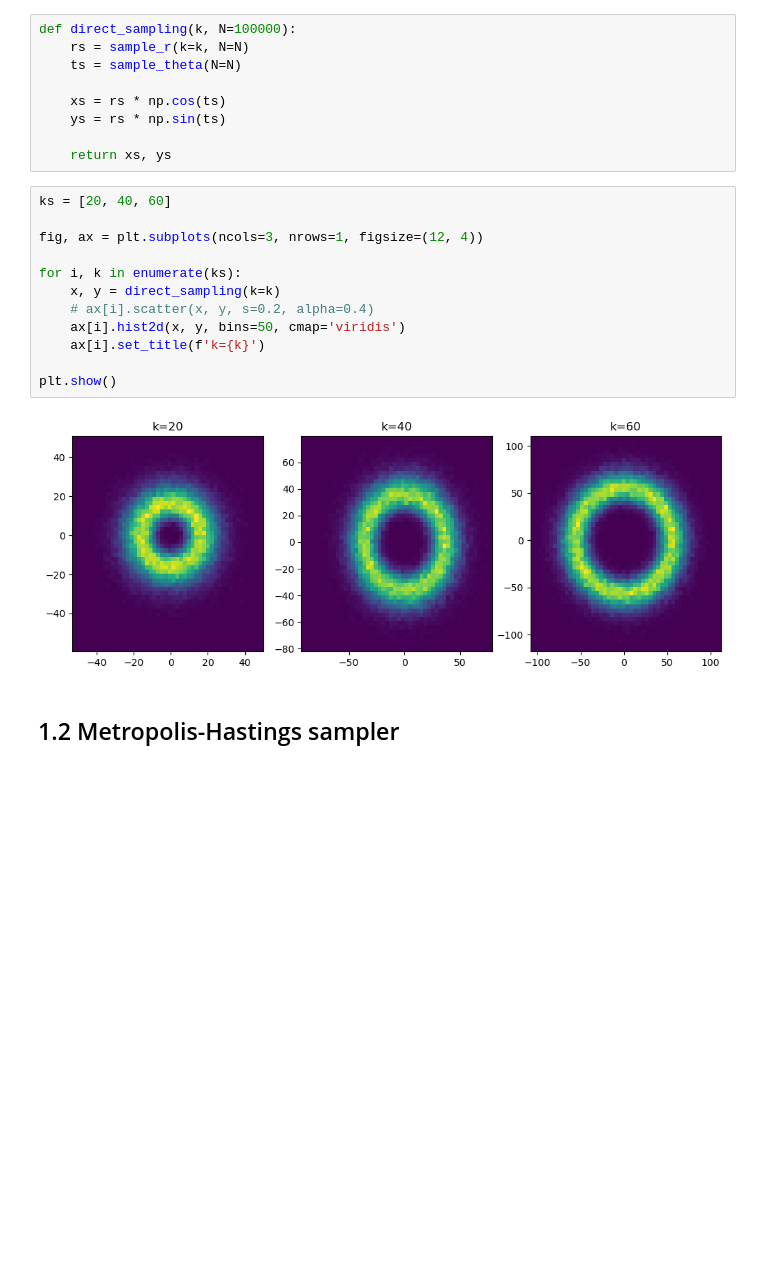
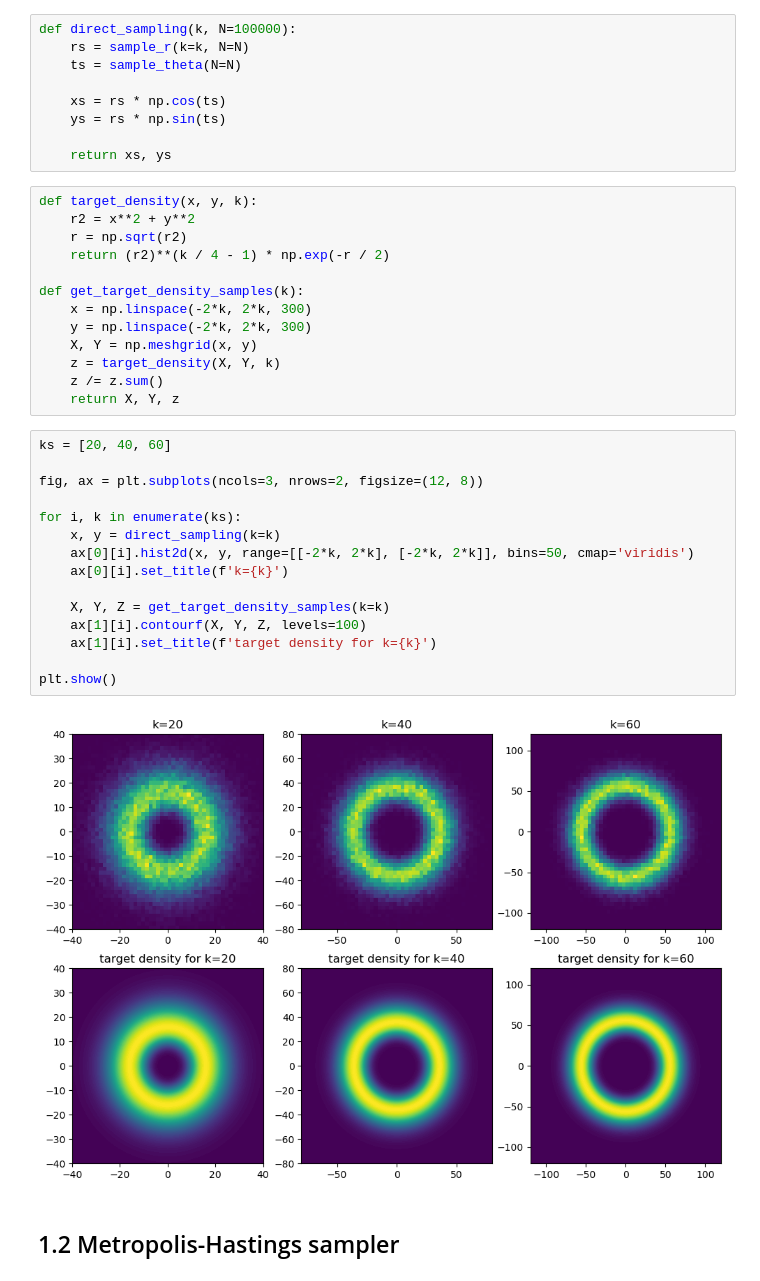
Before and after one commit to sallsdagrate/stochastic_sim_cw2, a Jupyter notebook: Stochastic Sim CW2.ipynb, the cells around one changed output. Drawn from its saved outputs; the diff is of its cells as text; blank space fills up the shorter version.

```diff
--- a/Stochastic Sim CW2.ipynb
+++ b/Stochastic Sim CW2.ipynb
@@ -26,20 +26,36 @@ def direct_sampling(k, N=100000):
     ys = rs * np.sin(ts)
 
     return xs, ys
+# %%
+def target_density(x, y, k):
+    r2 = x**2 + y**2
+    r = np.sqrt(r2)
+    return (r2)**(k / 4 - 1) * np.exp(-r / 2)
+
+def get_target_density_samples(k):
+    x = np.linspace(-2*k, 2*k, 300)
+    y = np.linspace(-2*k, 2*k, 300)
+    X, Y = np.meshgrid(x, y)
+    z = target_density(X, Y, k)
+    z /= z.sum()
+    return X, Y, z
 # %%
 ks = [20, 40, 60]
 
-fig, ax = plt.subplots(ncols=3, nrows=1, figsize=(12, 4))
+fig, ax = plt.subplots(ncols=3, nrows=2, figsize=(12, 8))
 
 for i, k in enumerate(ks):
     x, y = direct_sampling(k=k)
-    # ax[i].scatter(x, y, s=0.2, alpha=0.4)
-    ax[i].hist2d(x, y, bins=50, cmap='viridis')
-    ax[i].set_title(f'k={k}')
+    ax[0][i].hist2d(x, y, range=[[-2*k, 2*k], [-2*k, 2*k]], bins=50, cmap='viridis')
+    ax[0][i].set_title(f'k={k}')
+
+    X, Y, Z = get_target_density_samples(k=k)
+    ax[1][i].contourf(X, Y, Z, levels=100)
+    ax[1][i].set_title(f'target density for k={k}')
 
 plt.show()
 # %% [output]
-[figure, old version]
+[figure, new version]
 # %% [markdown]
 ## 1.2 Metropolis-Hastings sampler
 # %%
```
Also changed, not shown: parts of 25 cells of this notebook.
